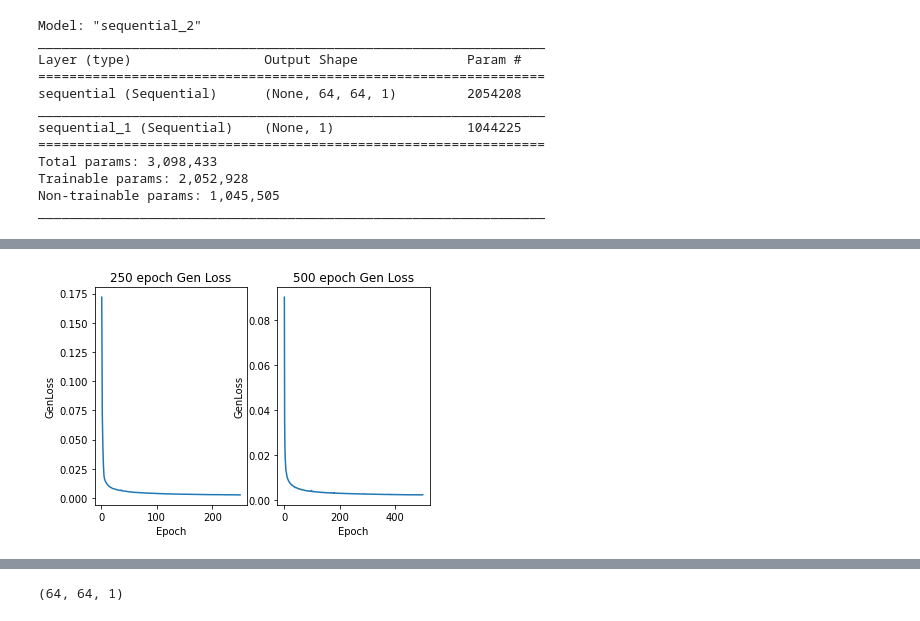
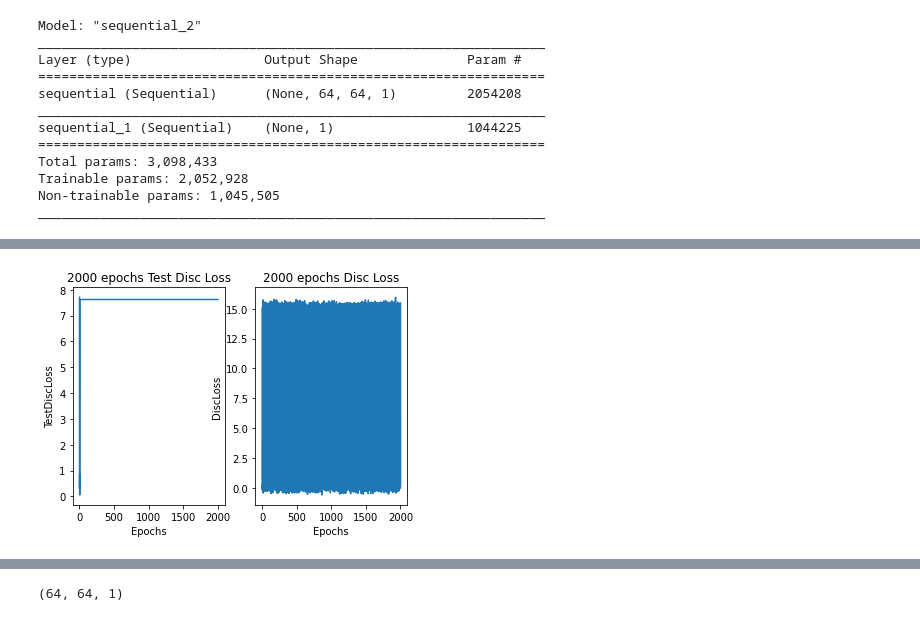
Before and after one commit to vijayakashtharu/Final-year-project, a Jupyter notebook: face-completion-and-super-resolution-of-occluded_with_celebA-i.ipynb, the cells around one changed output, grey strips where cells are left out. Cells and saved outputs as stored; diff of their text form; code cells hidden in the pictures.

Commit message:
Kaggle Notebook | FACE COMPLETION AND SUPER RESOLUTION OF OCCLUDED I | Version 30

```diff
--- a/face-completion-and-super-resolution-of-occluded_with_celebA-i.ipynb
+++ b/face-completion-and-super-resolution-of-occluded_with_celebA-i.ipynb
@@ -590,16 +565,18 @@ Text(0.5, 1.0, '500 epochs GAN Loss')
 # %%
 
 figure, axis = plt.subplots(1, 2)
+columns = ["Epochs", "TestDiscLoss"]
+columns1 = ["Epochs", "DiscLoss"]
+file = "/kaggle/input/loss-6050/2000 epochs loss.csv"
 
-columns = ["Epochs", "GenLoss"]
-df = pd.read_csv('/kaggle/input/loss-6050/250 loss.csv', usecols=columns)
-axis[0].plot(df.Epochs, df.GenLoss)
-axis.flat[0].set(xlabel = 'Epoch' , ylabel = 'GenLoss')
-axis[0].set_title('250 epoch Gen Loss')
+df = pd.read_csv(file, usecols=columns)
+axis[0].plot(df.Epochs, df.TestDiscLoss)
+axis.flat[0].set(xlabel = 'Epochs' , ylabel = 'TestDiscLoss')
+axis[0].set_title('2000 epochs Test Disc Loss')
 
-df1 = pd.read_csv('/kaggle/input/loss-6050/500 epochs loss.csv', usecols=columns)
-axis[1].plot(df1.Epochs, df1.GenLoss)
-axis.flat[1].set(xlabel = 'Epoch' , ylabel = 'GenLoss')
+df1 = pd.read_csv(file, usecols=columns1)
+axis[1].plot(df1.Epochs, df1.DiscLoss)
+axis.flat[1].set(xlabel = 'Epochs' , ylabel = 'DiscLoss')
 
-axis[1].set_title('500 epoch Gen Loss')
+axis[1].set_title('2000 epochs Disc Loss')
 # %% [output]
@@ -607 +584 @@ Text(0.5, 1.0, '500 epoch Gen Loss')
-[figure, old version]
+[figure, new version]
```
Also changed, not shown: parts of 28 cells of this notebook.
